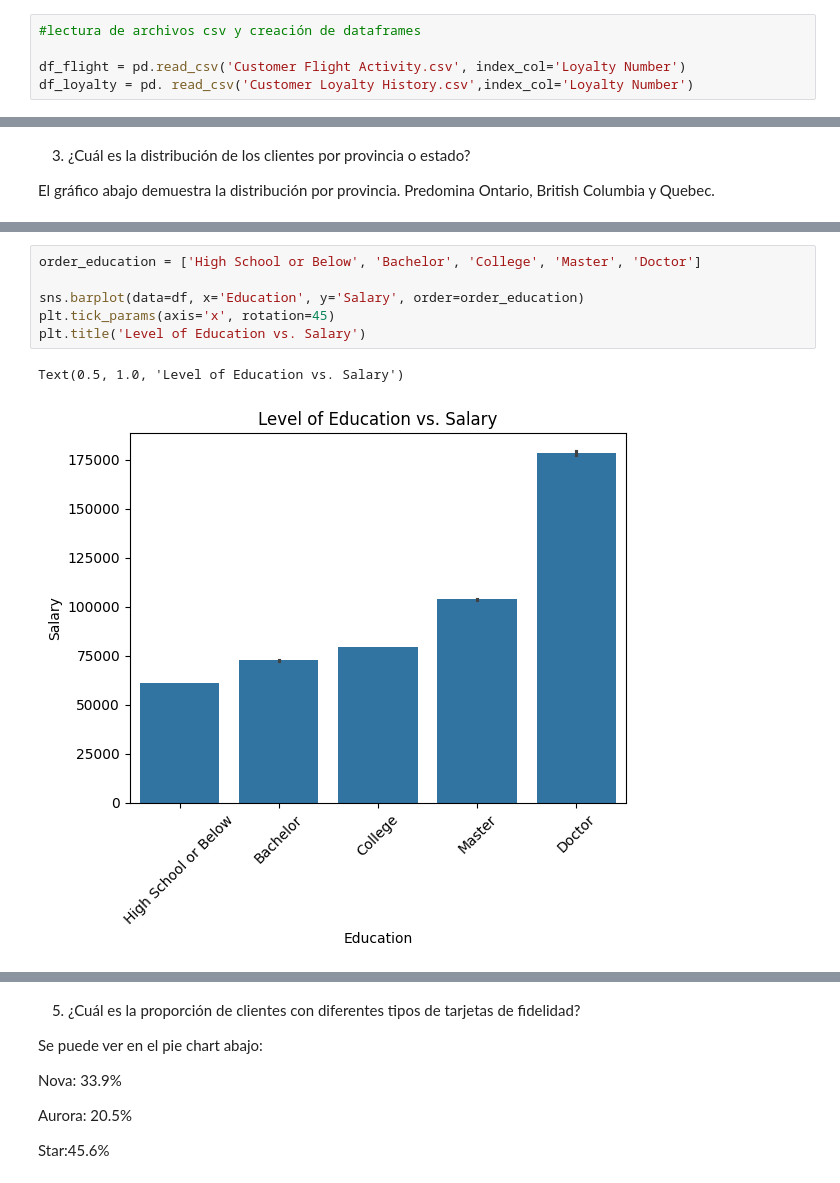
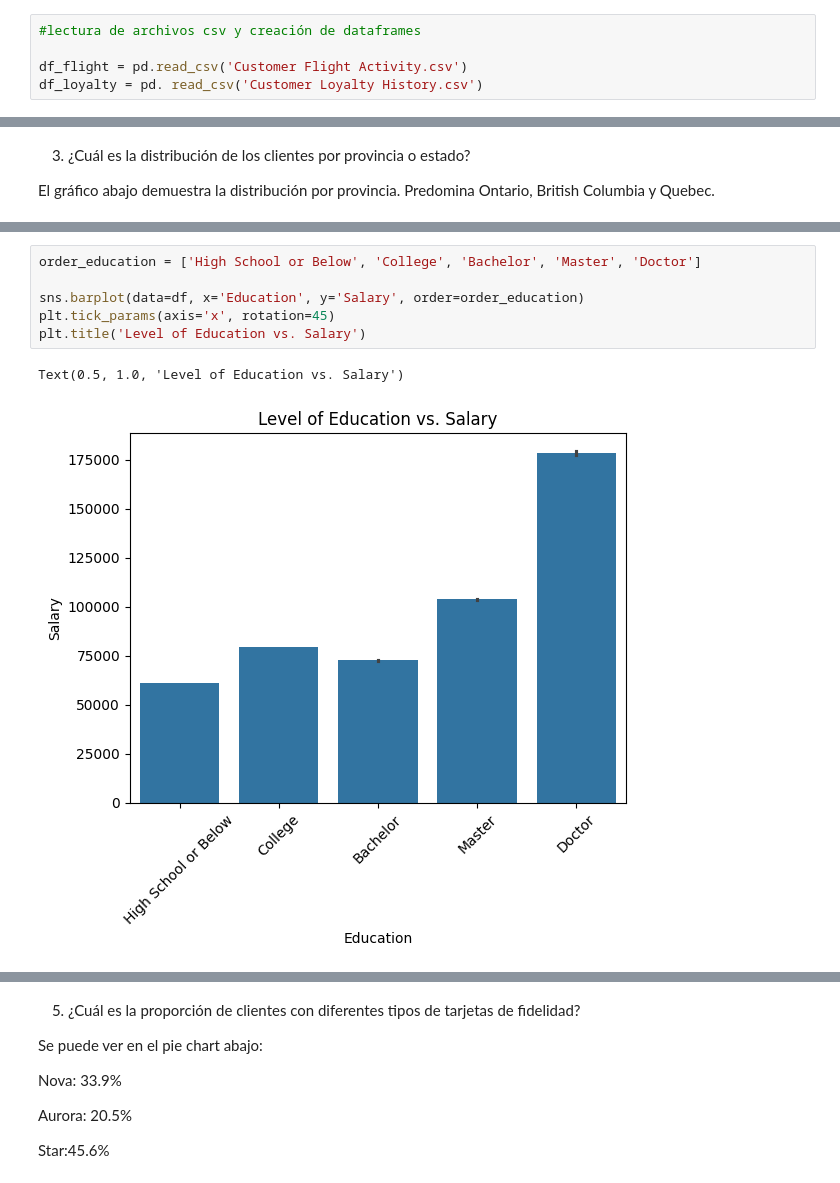
Before and after one commit to Adalab/bda-modulo-3-evaluacion-final-KatherineGortz, a Jupyter notebook: evaluación_modulo_3_Katherine_Gortz.ipynb, the cells around one changed output, grey strips where cells are left out. Drawn from its saved outputs; the diff is of its cells as text.

```diff
--- a/evaluación_modulo_3_Katherine_Gortz.ipynb
+++ b/evaluación_modulo_3_Katherine_Gortz.ipynb
@@ -12,8 +15,8 @@ pd.set_option('display.max_columns', None) #para que muestre todas las columnas
 # %%
 #lectura de archivos csv y creación de dataframes
 
-df_flight = pd.read_csv('Customer Flight Activity.csv', index_col='Loyalty Number')
-df_loyalty = pd. read_csv('Customer Loyalty History.csv',index_col='Loyalty Number')
+df_flight = pd.read_csv('Customer Flight Activity.csv')
+df_loyalty = pd. read_csv('Customer Loyalty History.csv')
 # %%
 #vista inicial de los datos de df_flight
 
@@ -475,9 +499,9 @@ Hay una relación clara y positiva entre el nivel de educación del cliente y el
 # %%
-order_education = ['High School or Below', 'Bachelor', 'College', 'Master', 'Doctor']
+order_education = ['High School or Below', 'College', 'Bachelor', 'Master', 'Doctor']
 
 sns.barplot(data=df, x='Education', y='Salary', order=order_education)
 plt.tick_params(axis='x', rotation=45)
 plt.title('Level of Education vs. Salary')
 # %% [output]
 Text(0.5, 1.0, 'Level of Education vs. Salary')
-[figure, old version]
+[figure, new version]
```
Also changed, not shown: parts of 63 cells of this notebook.
